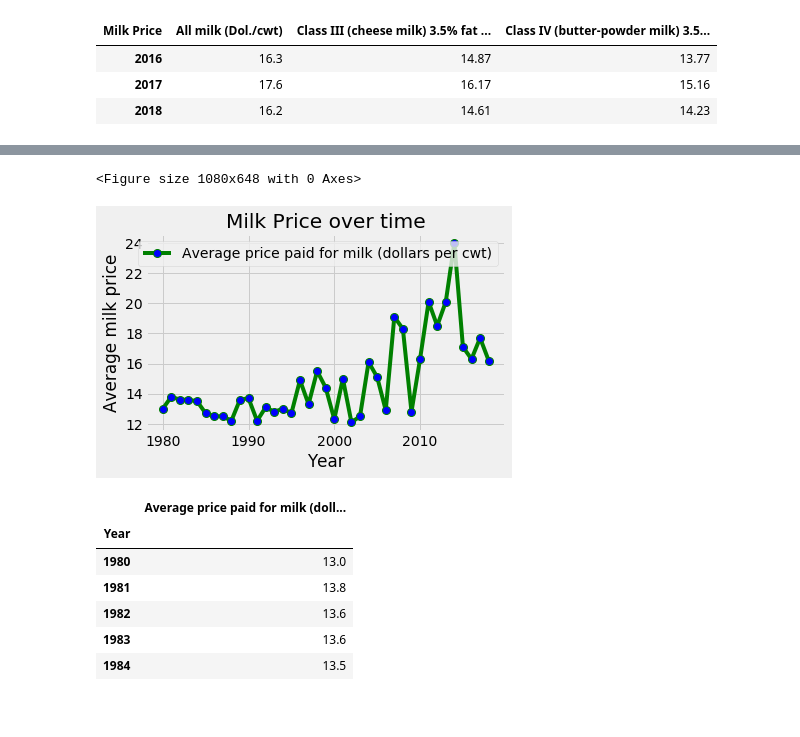
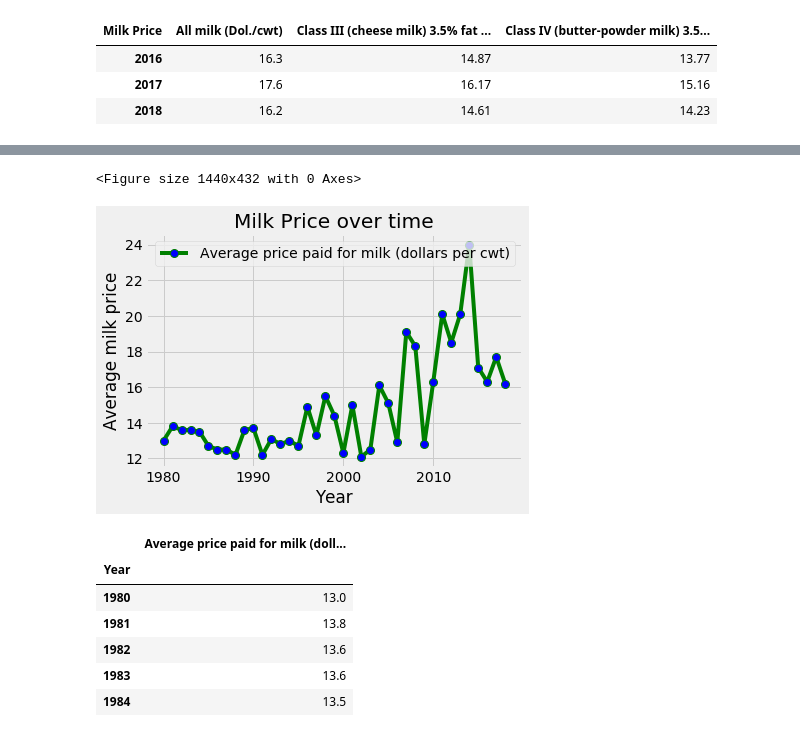
Before and after one commit to Ashraf4068/Dairy_project, a Jupyter notebook: dairy_test.ipynb, the cells around one changed output, grey strips where cells are left out. Cells and saved outputs as stored; diff of their text form; code cells hidden in the pictures.

```diff
--- a/dairy_test.ipynb
+++ b/dairy_test.ipynb
@@ -144,16 +144,16 @@ time_series_analysis.apply(pd.to_numeric).head()
 #time_analysis.plot(figsize=(20,10), linewidth=5, fontsize=20)
 #plt.xlabel('Year', fontsize=20);
 # %%
-plt.figure(figsize=(,9))
+plt.figure(figsize=(20,6))
 time_series_analysis.plot(x='Year', y='Average price paid for milk (dollars per cwt)', color="g",marker='o', markerfacecolor='blue', markersize=8, linewidth=4)
 plt.title("Milk Price over time")
 plt.xlabel('Year');
 plt.ylabel('Average milk price');
 plt.savefig("Outputs/milk_price.png")
-plt.tight_layout()
+#plt.tight_layout()
 # %% [output]
-<Figure size 1080x648 with 0 Axes>
+<Figure size 1440x432 with 0 Axes>
-[figure, old version]
+[figure, new version]
 # %%
 reduced_time_df = time_series_analysis.loc[:, ["Year", "Average price paid for milk (dollars per cwt)"]]
 reduced_time_df.head()
```
